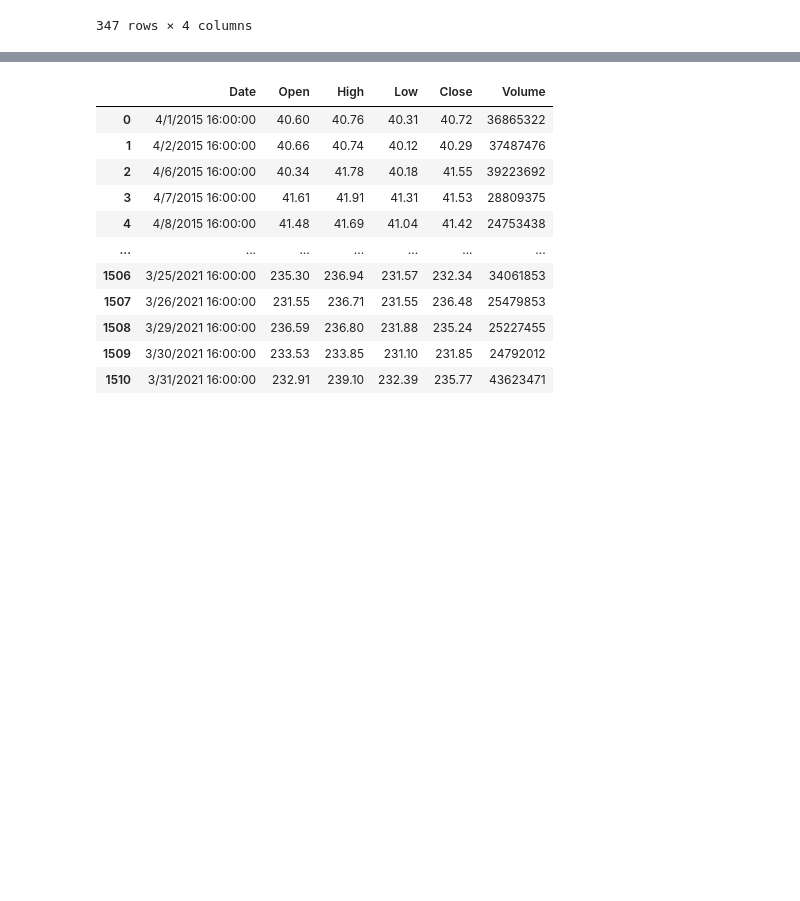
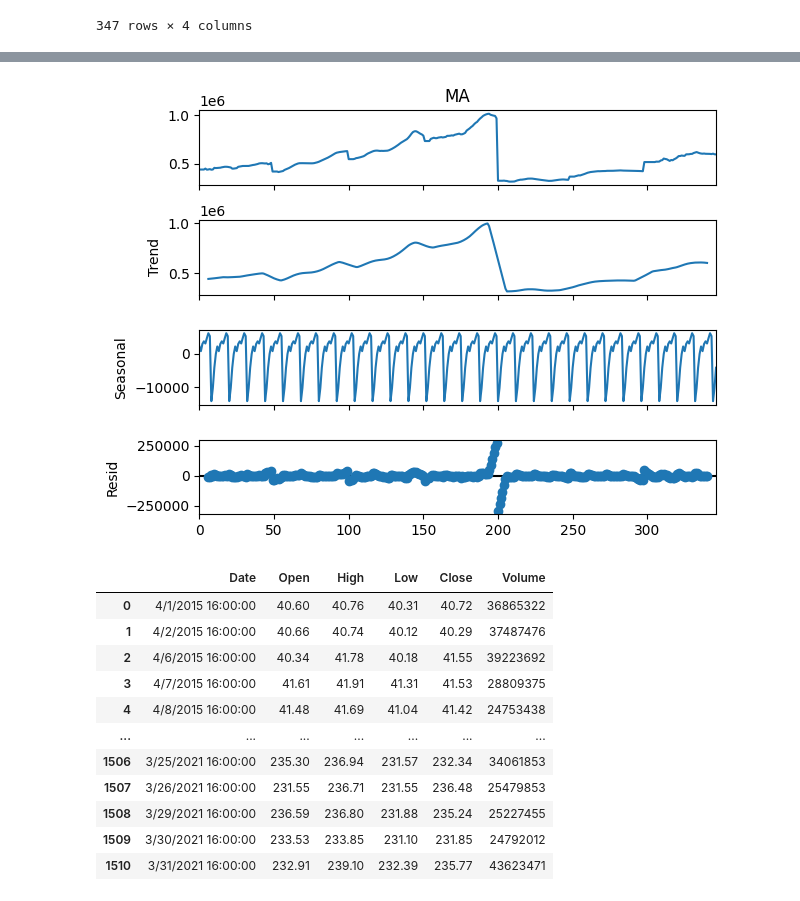
Before and after one commit to Marquinhos9873/mle3, a Jupyter notebook: notebooks/Serie de Tiempo.ipynb, the cells around one changed output, grey strips where cells are left out. Cells and saved outputs as stored; diff of their text form; code cells hidden in the pictures; blank space fills up the shorter version.

```diff
--- a/notebooks/Serie de Tiempo.ipynb
+++ b/notebooks/Serie de Tiempo.ipynb
@@ -34,0 +56,11 @@ housepricing
+# %%
+decomposition = seasonal_decompose(
+    housepricing['MA'],
+    model='adittive',
+    period=12
+)
+
+decomposition.plot()
+plt.show()
+# %% [output]
+[figure, added]
```
Also changed, not shown: parts of 9 cells of this notebook, 8 other files.
